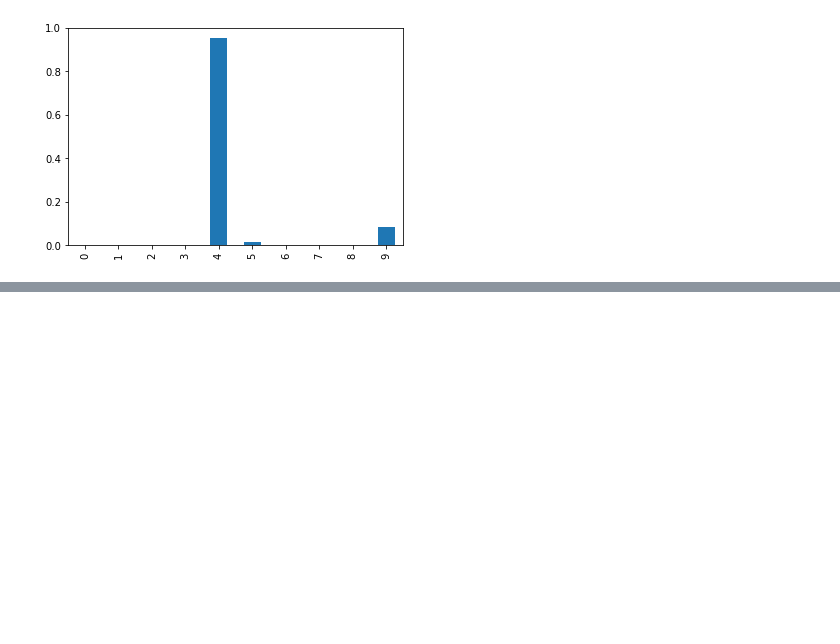
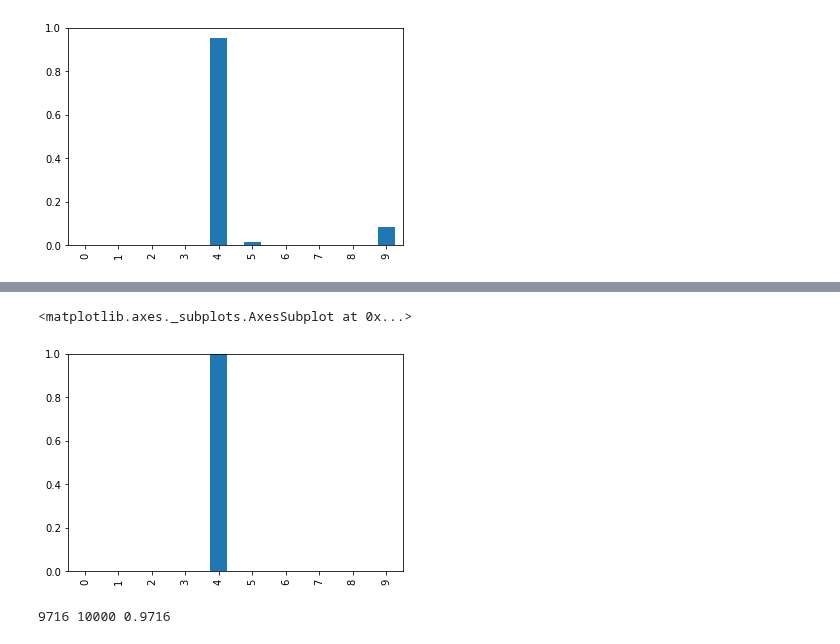
Before and after one commit to mskim94/TIL, a Jupyter notebook: GAN/Part 01.ipynb, the cells around one changed output, grey strips where cells are left out. Drawn from its saved outputs; the diff is of its cells as text; code cells hidden in the pictures; blank space fills up the shorter version.

```diff
--- a/GAN/Part 01.ipynb
+++ b/GAN/Part 01.ipynb
@@ -598,0 +806,26 @@ pandas.DataFrame(output.detach().numpy()).plot(kind='bar', legend=False, ylim=(0
+# %%
+mnist_test_dataset = MnistDataset('./mnist_data/mnist_test.csv')
+record = 19
+image_data = mnist_test_dataset[record][1]
+
+output = C.forward(image_data)
+
+pandas.DataFrame(output.detach().numpy()).plot(kind='bar', legend=False, ylim=(0,1))
+# %% [output]
+<matplotlib.axes._subplots.AxesSubplot at 0x...>
+[figure, added]
+# %%
+score = 0
+items = 0
+
+for label, image_data_tensor, target_tensor in mnist_test_dataset:
+    answer = C.forward(image_data_tensor).detach().numpy()
+    if (answer.argmax() == label):
+        score += 1
+        pass
+    items += 1
+    pass
+
+print(score, items, score/items)
+# %% [output]
+9716 10000 0.9716
```
Also changed, not shown: parts of 37 cells of this notebook.
